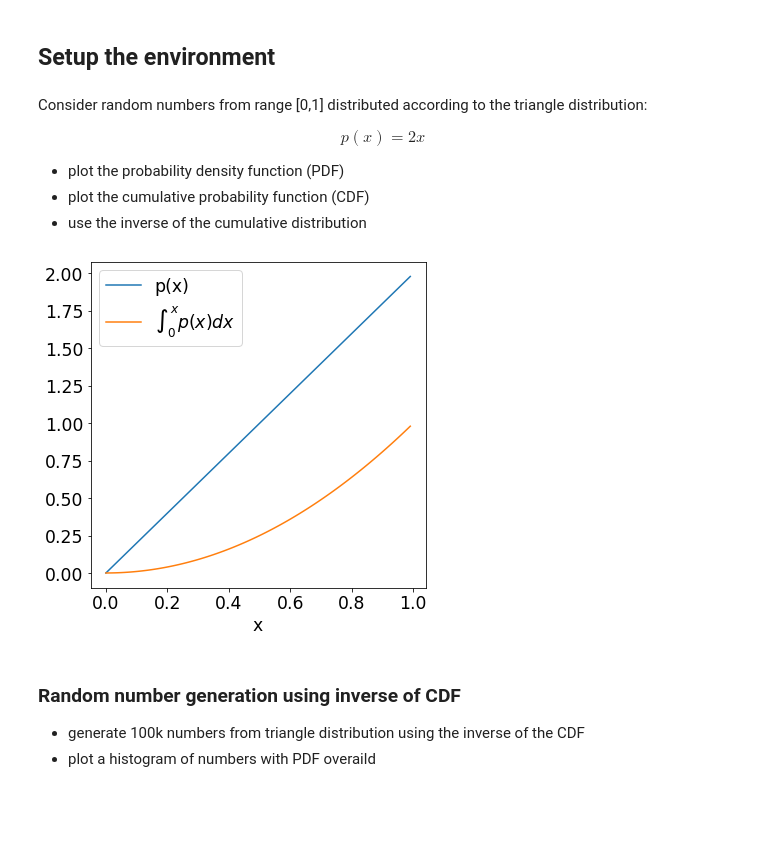
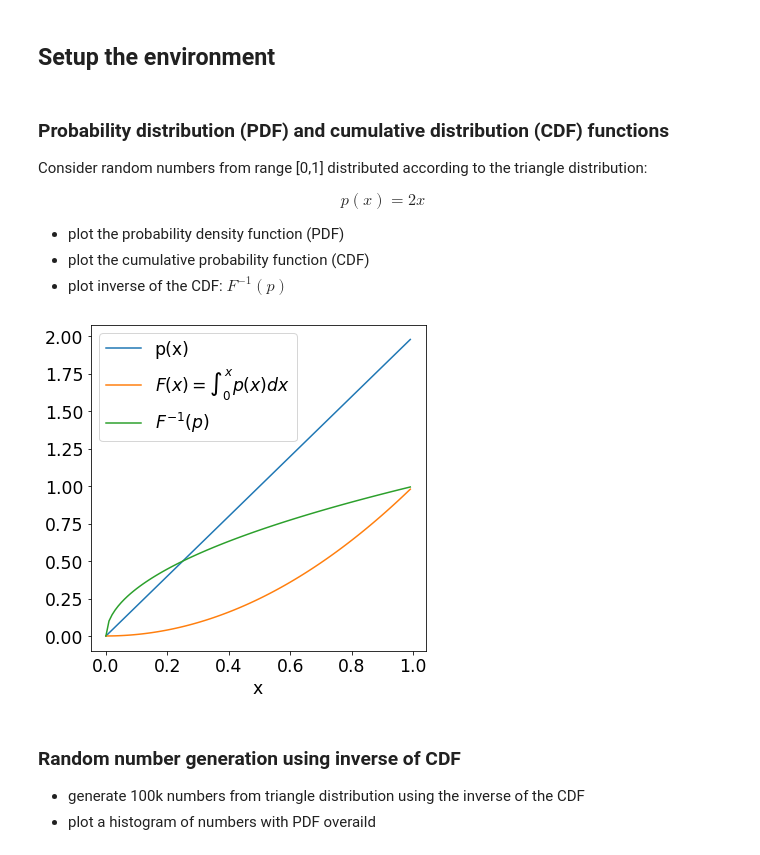
Before and after one commit to draczew23/Modern_Particle_Physics_Experiments, a Jupyter notebook: 02_Monte_Carlo_methods.ipynb, the cells around one changed output. Drawn from its saved outputs; the diff is of its cells as text; code cells hidden in the pictures; blank space fills up the shorter version.

```diff
--- a/02_Monte_Carlo_methods.ipynb
+++ b/02_Monte_Carlo_methods.ipynb
@@ -36,6 +36,8 @@ params = {'legend.fontsize': 'xx-large',
          'ytick.labelsize':'xx-large'}
 plt.rcParams.update(params)
 # %% [markdown]
+### Probability distribution (PDF) and cumulative distribution (CDF) functions
+
 Consider random numbers from range [0,1] distributed according to the triangle distribution:
 
 \begin{equation}
@@ -44,30 +46,31 @@ Consider random numbers from range [0,1] distributed according to the triangle d
 
 * plot the probability density function (PDF)
 * plot the cumulative probability function (CDF)
-* use the inverse of the cumulative distribution
+* plot inverse of the CDF: $F^{-1}(p)$
 # %%
 def pdf(x):
     p = np.where(np.logical_and(x>0, x<1), 2*x, 0)
     return p
 
 def cdf(x):
     cdf = np.where(np.logical_and(x>0, x<1), x**2,0)
     return cdf
 
 def invCDF(x):
     value = np.where(np.logical_and(x>0, x<1),np.sqrt(x),0)
     return value
 
 fig, ax = plt.subplots(figsize=(6, 6))
 
 x = np.arange(0,1.0,0.01)
 ax.plot(x,pdf(x), label="p(x)");
-ax.plot(x,cdf(x), label=r"$\int_{0}^{x}p(x)dx$");
+ax.plot(x,cdf(x), label=r"$F(x) = \int_{0}^{x}p(x)dx$");
+ax.plot(x,invCDF(x), label=r"$F^{-1}(p)$");
 ax.set_xlabel("x")
 ax.set_ylabel("")
 ax.legend();
 # %% [output]
-[figure, old version]
+[figure, new version]
 # %% [markdown]
 ### Random number generation using inverse of CDF
 
```
Also changed, not shown: parts of 22 cells of this notebook, 1 other file.
